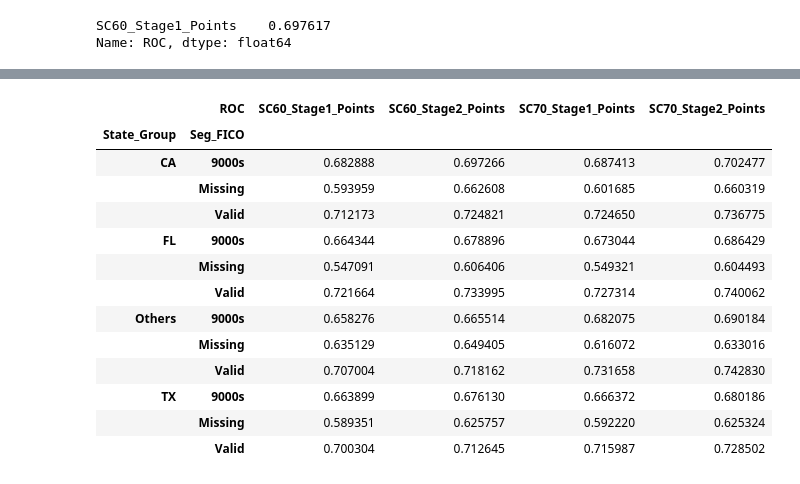
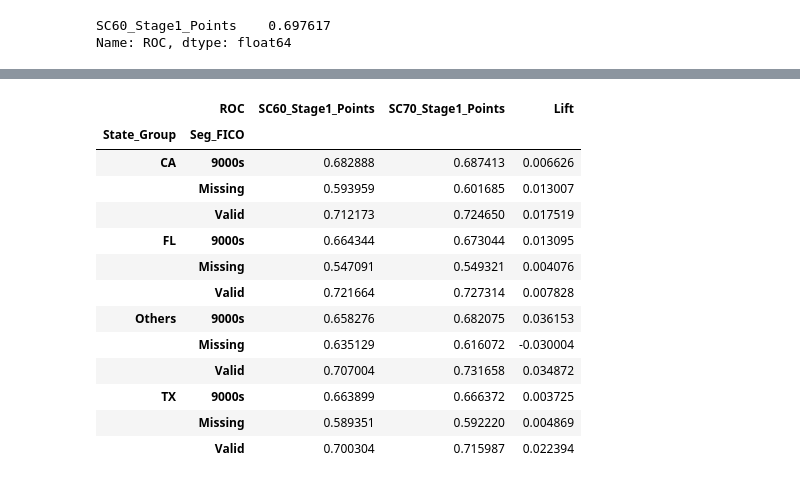
Before and after one commit to yizhou86/PythonTools, a Jupyter notebook: ROC_Func_YZH.ipynb, the cells around one changed output, grey strips where cells are left out. Drawn from its saved outputs; the diff is of its cells as text; code cells hidden in the pictures.

```diff
--- a/ROC_Func_YZH.ipynb
+++ b/ROC_Func_YZH.ipynb
@@ -48,6 +53,8 @@ def roc_plot(df, target_name, *score_name):
 
     fig = plt.figure(figsize=(6,6))
 
+    roc_lst = []
+
     for score in score_name:
         piv = df.pivot_table(df,index=score,columns=target_name,aggfunc='size',fill_value=0)
         if piv.index.max() <= 1:    # if it's second stage bad rate, sort from high to low
@@ -58,7 +65,13 @@ def roc_plot(df, target_name, *score_name):
         piv['Good%'] = (piv.GOOD.cumsum(axis=0))/(piv.GOOD.sum())
         roc = (piv['Good%'] - piv['Good%'].shift(1)) * (piv['Bad%'] + piv['Bad%'].shift(1))/2
         roc = sum(roc.replace(np.nan,0))
-        plt.plot(piv['Good%'], piv['Bad%'], lw=2, label = "{}: {:.4f}".format(score, roc))
+        roc_lst.append(roc)
+
+        if len(roc_lst) == 1:
+            plt.plot(piv['Good%'], piv['Bad%'], lw=2, label = "{}: {:.4f}, Base".format(score, roc))
+        else:
+            lift = (roc - roc_lst[0])/roc_lst[0]
+            plt.plot(piv['Good%'], piv['Bad%'], lw=2, label = "{}: {:.4f}, Lift={:.4f}".format(score, roc,lift))
 
     plt.xlim(-0.1,1.1)
     plt.ylim(-0.1,1.1)
@@ -66,15 +79,23 @@ def roc_plot(df, target_name, *score_name):
     plt.ylabel('Cumulative % of Bads')
     plt.grid()
     plt.title('ROC curve')
-    plt.legend(prop={'size':13}, loc='lower right')
+    plt.legend(prop={'size':13}, bbox_to_anchor=(1.05, 1), loc='upper left')
     plt.show()
+
+
+def lift(base_roc, new_roc):
+    return (new_roc-base_roc)/base_roc
 # %%
 # Set up
 import pandas as pd
 import numpy as np
 
-# Put in the path of the data file inside of the apostrophe
+# Put in the path of the data file and column names inside of the apostrophe
 path = r'\\neptune\RAD\4 Models\Scorecard 7.0\Subpopulation Study\Lift\data prepare\DEV\Total.csv'
+target = 'G_B'
+score1 = 'SC60_Stage1_Points'
+score2 = 'SC70_Stage1_Points'
+#score3 = ...   # add more if you need
 
 # Load the data file
 df = pd.read_csv(path)
@@ -120,5 +153,5 @@ df.groupby('SC70_Segment').apply(roc_calc,'G_B', 'SC60_Stage1_Points',\
 # %%
-# Example 4: calculate ROC for multiple scores group by State and Segment
+# Example 5: calculate ROC for two scores group by State and Segment
 
 # Define FICO Segment and State Group
 seg_map = {
@@ -132,46 +165,50 @@ seg_map = {
     '7H': 'Valid',
     '7I': '9000s',
     '7J': '9000s',
     '7K': '9000s',
     '7L': '9000s',
     '7M': 'Missing',
     '7N': 'Missing'
 }
 
 state_map = {
     'CA': 'CA',
     'TX': 'TX',
     'FL': 'FL',
     'AZ': 'Others',
     'CO': 'Others',
     'ID': 'Others',
     'MN': 'Others',
     'NM': 'Others',
     'NV': 'Others',
     'OR': 'Others',
     'UT': 'Others',
     'WA': 'Others',
     'WY': 'Others'
 }
 
 df['Seg_FICO'] = df['SC70_Segment'].map(seg_map)
 df['State_Group'] = df['Model_State'].map(state_map)
 
 # Run ROC function to calculate ROC within each state and segment.
-df.groupby(['State_Group','Seg_FICO']).apply(roc_calc,'G_B', 'SC60_Stage1_Points', 'SC60_Stage2_Points', \
-                                             'SC70_Stage1_Points', 'SC70_Stage2_Points')
+result = df.groupby(['State_Group','Seg_FICO']).apply(roc_calc, target, score1, score2)
+result['Lift'] = np.vectorize(lift)(result[score1],result[score2])
+
+result.to_excel("output.xlsx")  # Export result to Excel. Comment out if you don't need it.
+
+result
 # %% [output]
-|  | ROC | SC60_Stage1_Points | SC60_Stage2_Points | SC70_Stage1_Points | SC70_Stage2_Points |
-| State_Group | Seg_FICO |  |  |  |  |
-| CA | 9000s | 0.682888 | 0.697266 | 0.687413 | 0.702477 |
-|  | Missing | 0.593959 | 0.662608 | 0.601685 | 0.660319 |
-|  | Valid | 0.712173 | 0.724821 | 0.724650 | 0.736775 |
-| FL | 9000s | 0.664344 | 0.678896 | 0.673044 | 0.686429 |
-|  | Missing | 0.547091 | 0.606406 | 0.549321 | 0.604493 |
-|  | Valid | 0.721664 | 0.733995 | 0.727314 | 0.740062 |
-| Others | 9000s | 0.658276 | 0.665514 | 0.682075 | 0.690184 |
-|  | Missing | 0.635129 | 0.649405 | 0.616072 | 0.633016 |
-|  | Valid | 0.707004 | 0.718162 | 0.731658 | 0.742830 |
-| TX | 9000s | 0.663899 | 0.676130 | 0.666372 | 0.680186 |
-|  | Missing | 0.589351 | 0.625757 | 0.592220 | 0.625324 |
-|  | Valid | 0.700304 | 0.712645 | 0.715987 | 0.728502 |
+|  | ROC | SC60_Stage1_Points | SC70_Stage1_Points | Lift |
+| State_Group | Seg_FICO |  |  |  |
+| CA | 9000s | 0.682888 | 0.687413 | 0.006626 |
+|  | Missing | 0.593959 | 0.601685 | 0.013007 |
+|  | Valid | 0.712173 | 0.724650 | 0.017519 |
+| FL | 9000s | 0.664344 | 0.673044 | 0.013095 |
+|  | Missing | 0.547091 | 0.549321 | 0.004076 |
+|  | Valid | 0.721664 | 0.727314 | 0.007828 |
+| Others | 9000s | 0.658276 | 0.682075 | 0.036153 |
+|  | Missing | 0.635129 | 0.616072 | -0.030004 |
+|  | Valid | 0.707004 | 0.731658 | 0.034872 |
+| TX | 9000s | 0.663899 | 0.666372 | 0.003725 |
+|  | Missing | 0.589351 | 0.592220 | 0.004869 |
+|  | Valid | 0.700304 | 0.715987 | 0.022394 |
```
Also changed, not shown: parts of 8 cells of this notebook.
